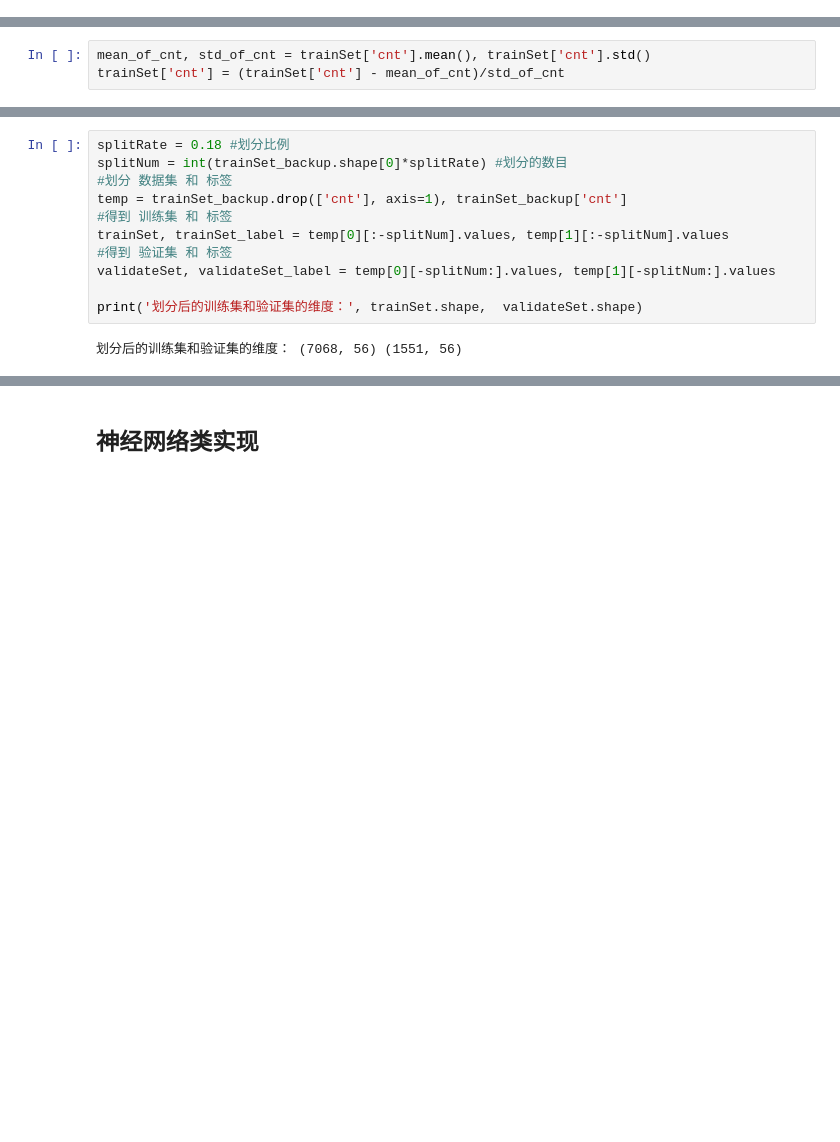
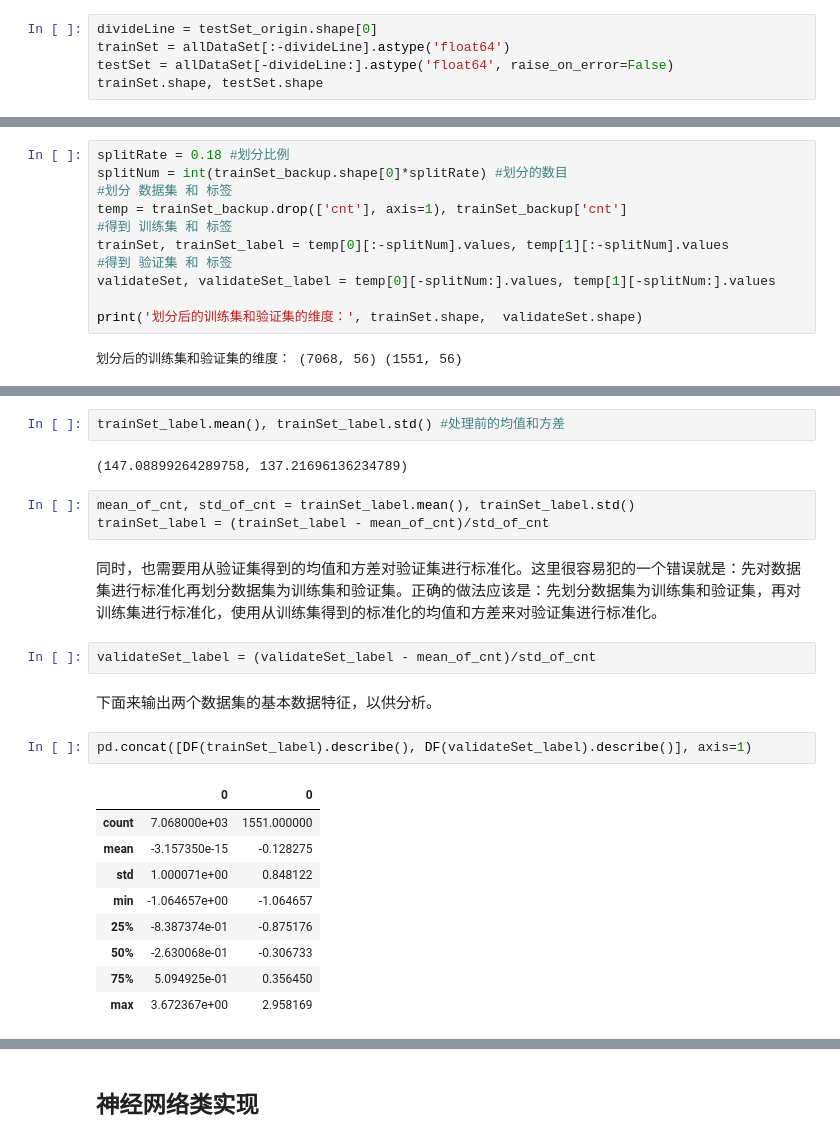
Before and after one commit to linzch3/Open-Course-Learning, a Jupyter notebook: A04.Artificial Intelligence - SYSU - RYH/Lab 6 - [Neural Network]/Lab 6 - Neural Network.ipynb, the cells around one changed output, grey strips where cells are left out. Cells and saved outputs as stored; diff of their text form; blank space fills up the shorter version.

```diff
--- a/A04.Artificial Intelligence - SYSU - RYH/Lab 6 - [Neural Network]/Lab 6 - Neural Network.ipynb
+++ b/A04.Artificial Intelligence - SYSU - RYH/Lab 6 - [Neural Network]/Lab 6 - Neural Network.ipynb
@@ -129,0 +145,5 @@ testSet = featurePreprocessing(testSet_origin.copy())
+# %%
+divideLine = testSet_origin.shape[0]
+trainSet = allDataSet[:-divideLine].astype('float64')
+testSet = allDataSet[-divideLine:].astype('float64', raise_on_error=False)
+trainSet.shape, testSet.shape
@@ -163,3 +183,0 @@ Index(['weathersit_1', 'weathersit_2', 'weathersit_3', 'weathersit_4', 'hr_0',
-# %%
-mean_of_cnt, std_of_cnt = trainSet['cnt'].mean(), trainSet['cnt'].std()
-trainSet['cnt'] = (trainSet['cnt'] - mean_of_cnt)/std_of_cnt
@@ -209,0 +207,25 @@ print('划分后的训练集和验证集的维度：', trainSet.shape,  validate
+# %%
+trainSet_label.mean(), trainSet_label.std() #处理前的均值和方差
+# %% [output]
+(147.08899264289758, 137.21696136234789)
+# %%
+mean_of_cnt, std_of_cnt = trainSet_label.mean(), trainSet_label.std()
+trainSet_label = (trainSet_label - mean_of_cnt)/std_of_cnt
+# %% [markdown]
+同时，也需要用从验证集得到的均值和方差对验证集进行标准化。这里很容易犯的一个错误就是：先对数据集进行标准化再划分数据集为训练集和验证集。正确的做法应该是：先划分数据集为训练集和验证集，再对训练集进行标准化，使用从训练集得到的标准化的均值和方差来对验证集进行标准化。
+# %%
+validateSet_label = (validateSet_label - mean_of_cnt)/std_of_cnt
+# %% [markdown]
+下面来输出两个数据集的基本数据特征，以供分析。
+# %%
+pd.concat([DF(trainSet_label).describe(), DF(validateSet_label).describe()], axis=1)
+# %% [output]
+|  | 0 | 0 |
+| count | 7.068000e+03 | 1551.000000 |
+| mean | -3.157350e-15 | -0.128275 |
+| std | 1.000071e+00 | 0.848122 |
+| min | -1.064657e+00 | -1.064657 |
+| 25% | -8.387374e-01 | -0.875176 |
+| 50% | -2.630068e-01 | -0.306733 |
+| 75% | 5.094925e-01 | 0.356450 |
+| max | 3.672367e+00 | 2.958169 |
```
Also changed, not shown: parts of 49 cells of this notebook, 4 other files.
